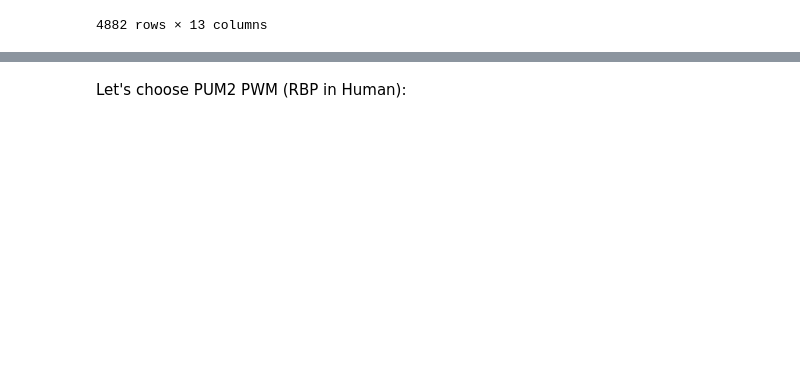
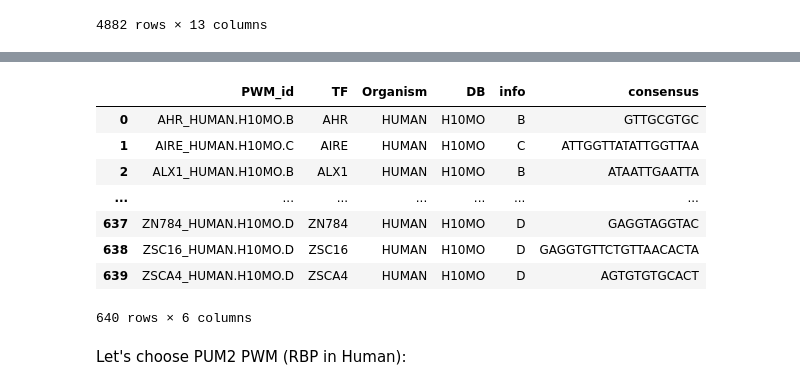
Before and after one commit to gagneurlab/concise, a Jupyter notebook: nbs/PWM_initialization.ipynb, the cells around one changed output, grey strips where cells are left out. Cells and saved outputs as stored; diff of their text form; code cells hidden in the pictures; blank space fills up the shorter version.

```diff
--- a/nbs/PWM_initialization.ipynb
+++ b/nbs/PWM_initialization.ipynb
@@ -54,3 +55,19 @@ dfe
+# %%
+# TF PWM's
+from concise.data import hocomoco
+
+dfh = hocomoco.get_metadata()
+dfh
+# %% [output]
+|  | PWM_id | TF | Organism | DB | info | consensus |
+| 0 | AHR_HUMAN.H10MO.B | AHR | HUMAN | H10MO | B | GTTGCGTGC |
+| 1 | AIRE_HUMAN.H10MO.C | AIRE | HUMAN | H10MO | C | ATTGGTTATATTGGTTAA |
+| 2 | ALX1_HUMAN.H10MO.B | ALX1 | HUMAN | H10MO | B | ATAATTGAATTA |
+| ... | ... | ... | ... | ... | ... | ... |
+| 637 | ZN784_HUMAN.H10MO.D | ZN784 | HUMAN | H10MO | D | GAGGTAGGTAC |
+| 638 | ZSC16_HUMAN.H10MO.D | ZSC16 | HUMAN | H10MO | D | GAGGTGTTCTGTTAACACTA |
+| 639 | ZSCA4_HUMAN.H10MO.D | ZSCA4 | HUMAN | H10MO | D | AGTGTGTGCACT |
+640 rows × 6 columns
 # %% [markdown]
 Let's choose PUM2 PWM (RBP in Human):
 # %%
```
Also changed, not shown: parts of 11 cells of this notebook, 3 other files.
